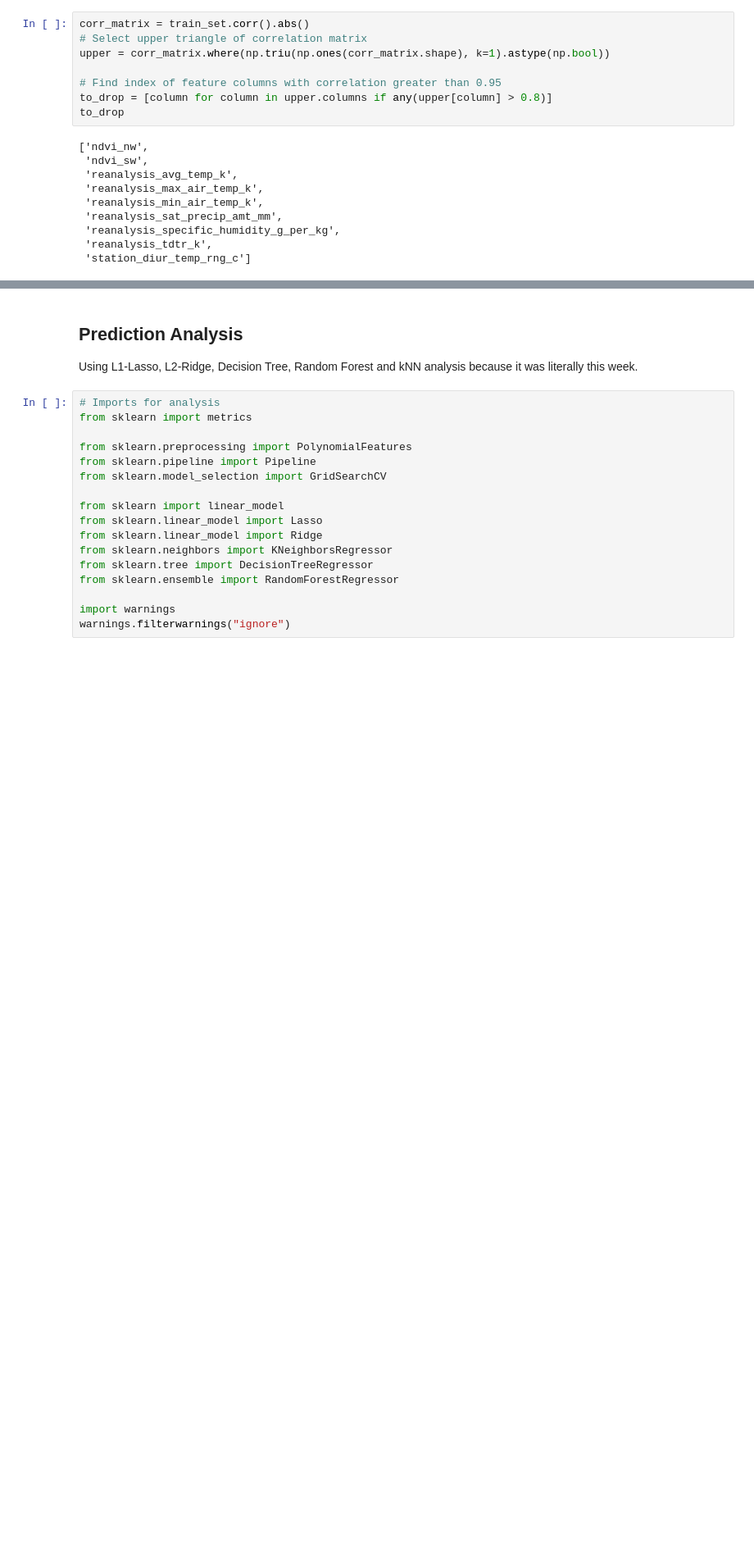
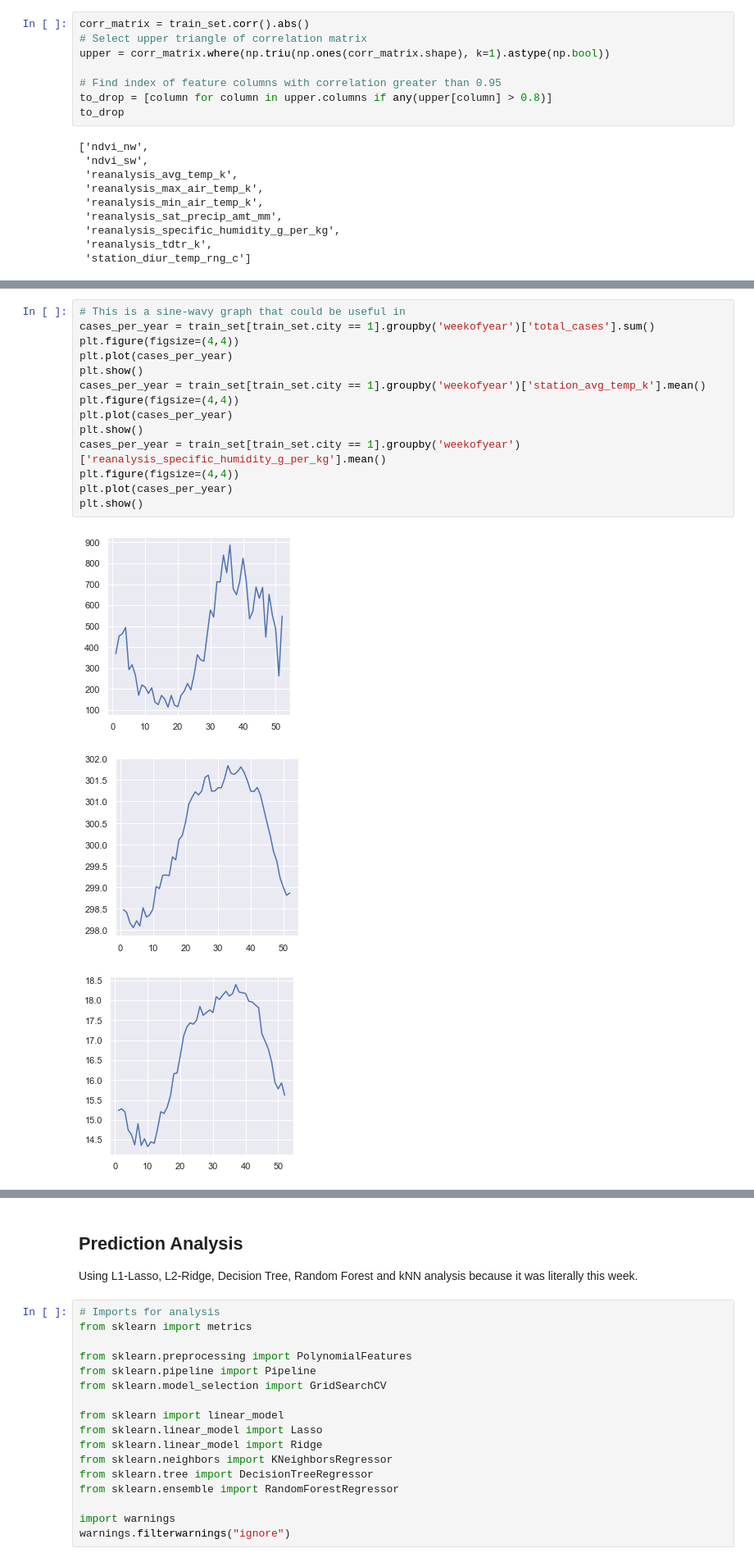
Before and after one commit to GaeaStorm/DengAI-Challenge, a Jupyter notebook: explore.ipynb, the cells around one changed output, grey strips where cells are left out. Shown at 82% size. Cells and saved outputs as stored; diff of their text form; blank space fills up the shorter version.

```diff
--- a/explore.ipynb
+++ b/explore.ipynb
@@ -126,0 +163,18 @@ to_drop
+# %%
+# This is a sine-wavy graph that could be useful in
+cases_per_year = train_set[train_set.city == 1].groupby('weekofyear')['total_cases'].sum()
+plt.figure(figsize=(4,4))
+plt.plot(cases_per_year)
+plt.show()
+cases_per_year = train_set[train_set.city == 1].groupby('weekofyear')['station_avg_temp_k'].mean()
+plt.figure(figsize=(4,4))
+plt.plot(cases_per_year)
+plt.show()
+cases_per_year = train_set[train_set.city == 1].groupby('weekofyear')['reanalysis_specific_humidity_g_per_kg'].mean()
+plt.figure(figsize=(4,4))
+plt.plot(cases_per_year)
+plt.show()
+# %% [output]
+[figure, added]
+[figure, added]
+[figure, added]
```
Also changed, not shown: parts of 9 cells of this notebook.
